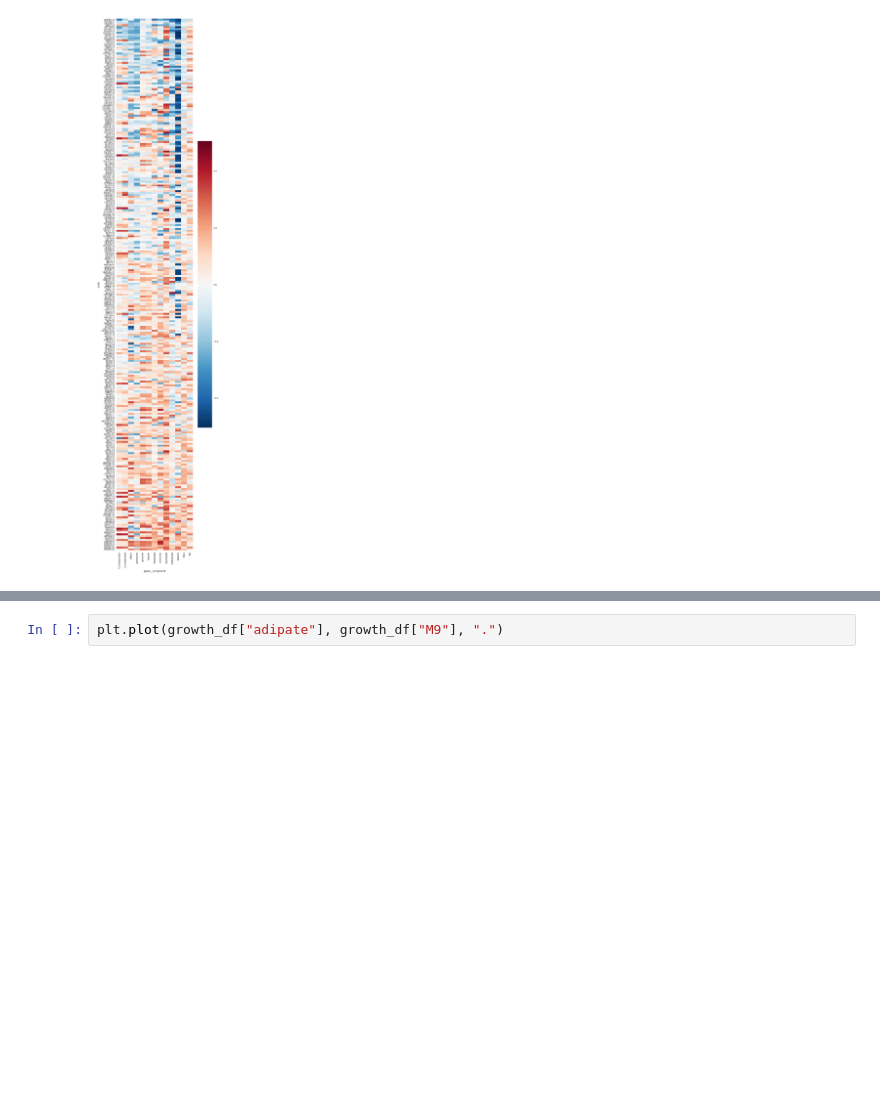
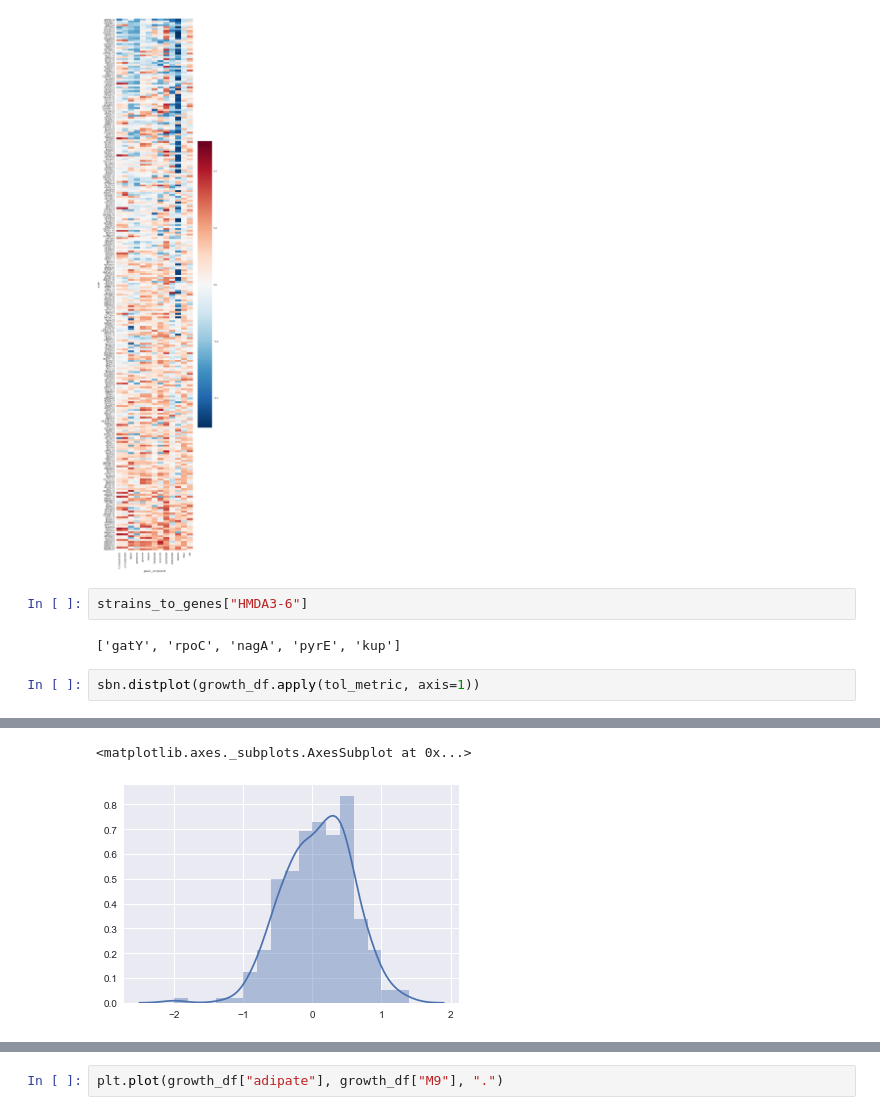
Before and after one commit to biosustain/chemical-tolerance-supplementary, a Jupyter notebook: Notebooks/Broad tolerance - Not in supplementary.ipynb, the cells around one changed output, grey strips where cells are left out. Drawn from its saved outputs; the diff is of its cells as text; blank space fills up the shorter version.

```diff
--- a/Notebooks/Broad tolerance - Not in supplementary.ipynb
+++ b/Notebooks/Broad tolerance - Not in supplementary.ipynb
@@ -86,3 +92,10 @@ sbn.heatmap(plot_df)
 # %% [output]
 <matplotlib.axes._subplots.AxesSubplot at 0x...>
 [figure]
+# %%
+strains_to_genes["HMDA3-6"]
+# %% [output]
+['gatY', 'rpoC', 'nagA', 'pyrE', 'kup']
+# %%
+sbn.distplot(growth_df.apply(tol_metric, axis=1))
+# %% [output]
@@ -88,0 +103,2 @@ sbn.heatmap(plot_df)
+<matplotlib.axes._subplots.AxesSubplot at 0x...>
+[figure, added]
```
Also changed, not shown: parts of 62 cells of this notebook, 11 other files.
